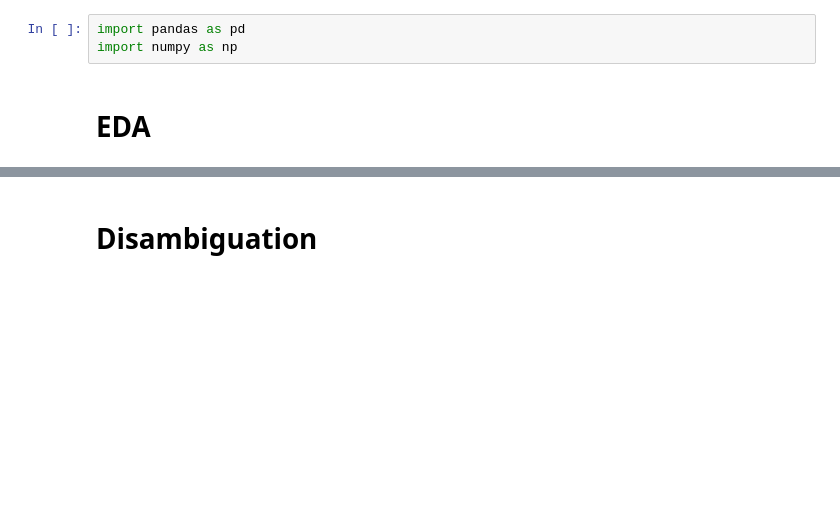
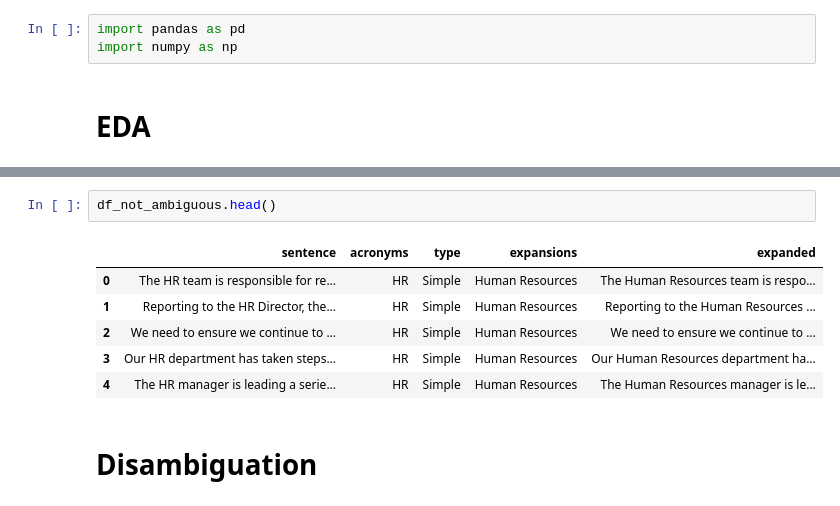
Before and after one commit to adilsonmedronha/nlp-acronym-disambiguation, a Jupyter notebook: main.ipynb, the cells around one changed output, grey strips where cells are left out. Saved outputs shown, nothing was run; the diff lists cells and outputs as text; blank space fills up the shorter version.

```diff
--- a/main.ipynb
+++ b/main.ipynb
@@ -41,3 +28,12 @@ df_sintatic
+# %%
+df_not_ambiguous.head()
+# %% [output]
+|  | sentence | acronyms | type | expansions | expanded |
+| 0 | The HR team is responsible for re... | HR | Simple | Human Resources | The Human Resources team is respo... |
+| 1 | Reporting to the HR Director, the... | HR | Simple | Human Resources | Reporting to the Human Resources ... |
+| 2 | We need to ensure we continue to ... | HR | Simple | Human Resources | We need to ensure we continue to ... |
+| 3 | Our HR department has taken steps... | HR | Simple | Human Resources | Our Human Resources department ha... |
+| 4 | The HR manager is leading a serie... | HR | Simple | Human Resources | The Human Resources manager is le... |
 # %% [markdown]
 # Disambiguation
 # %%
```
Also changed, not shown: parts of 16 cells of this notebook, 1 other file.
